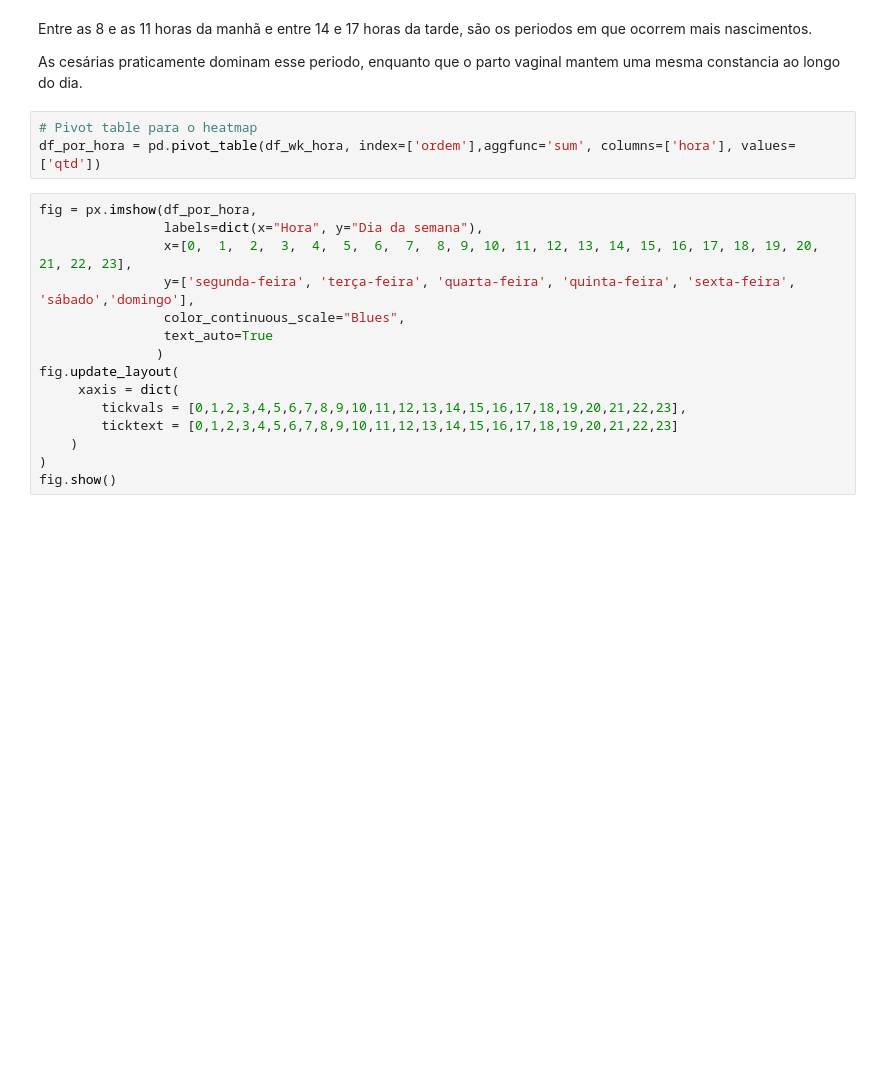
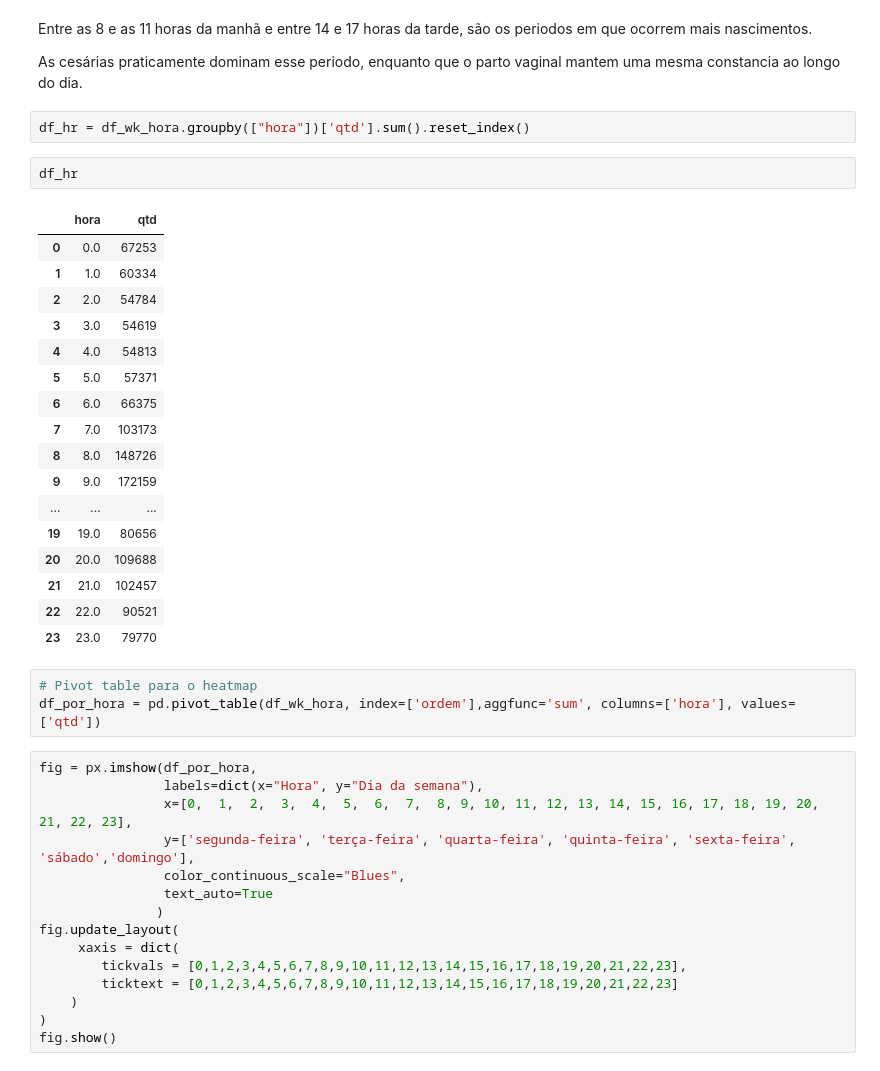
Before and after one commit to gabrielmprata/nascidos_vivos, a Jupyter notebook: Sinasc_Analises_e_Graficos.ipynb, the cells around one changed output. Saved outputs shown, nothing was run; the diff lists cells and outputs as text; blank space fills up the shorter version.

```diff
--- a/Sinasc_Analises_e_Graficos.ipynb
+++ b/Sinasc_Analises_e_Graficos.ipynb
@@ -324,6 +328,28 @@ fig.show()
 Entre as 8 e as 11 horas da manhã e entre 14 e 17 horas da tarde, são os periodos em que ocorrem mais nascimentos.
 >
 As cesárias praticamente dominam esse periodo, enquanto que o parto vaginal mantem uma mesma constancia ao longo do dia.
+# %%
+df_hr = df_wk_hora.groupby(["hora"])['qtd'].sum().reset_index()
+# %%
+df_hr
+# %% [output]
+|  | hora | qtd |
+| 0 | 0.0 | 67253 |
+| 1 | 1.0 | 60334 |
+| 2 | 2.0 | 54784 |
+| 3 | 3.0 | 54619 |
+| 4 | 4.0 | 54813 |
+| 5 | 5.0 | 57371 |
+| 6 | 6.0 | 66375 |
+| 7 | 7.0 | 103173 |
+| 8 | 8.0 | 148726 |
+| 9 | 9.0 | 172159 |
+| ... | ... | ... |
+| 19 | 19.0 | 80656 |
+| 20 | 20.0 | 109688 |
+| 21 | 21.0 | 102457 |
+| 22 | 22.0 | 90521 |
+| 23 | 23.0 | 79770 |
 # %%
 # Pivot table para o heatmap
 df_por_hora = pd.pivot_table(df_wk_hora, index=['ordem'],aggfunc='sum', columns=['hora'], values=['qtd'])
```
Also changed, not shown: parts of 1 cell of this notebook.
